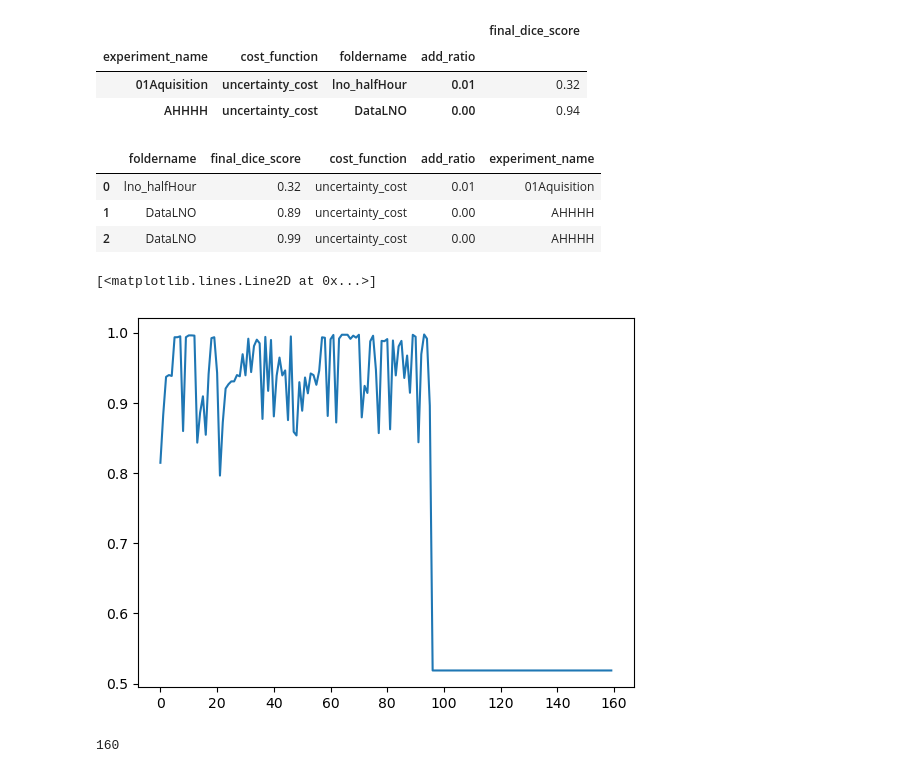
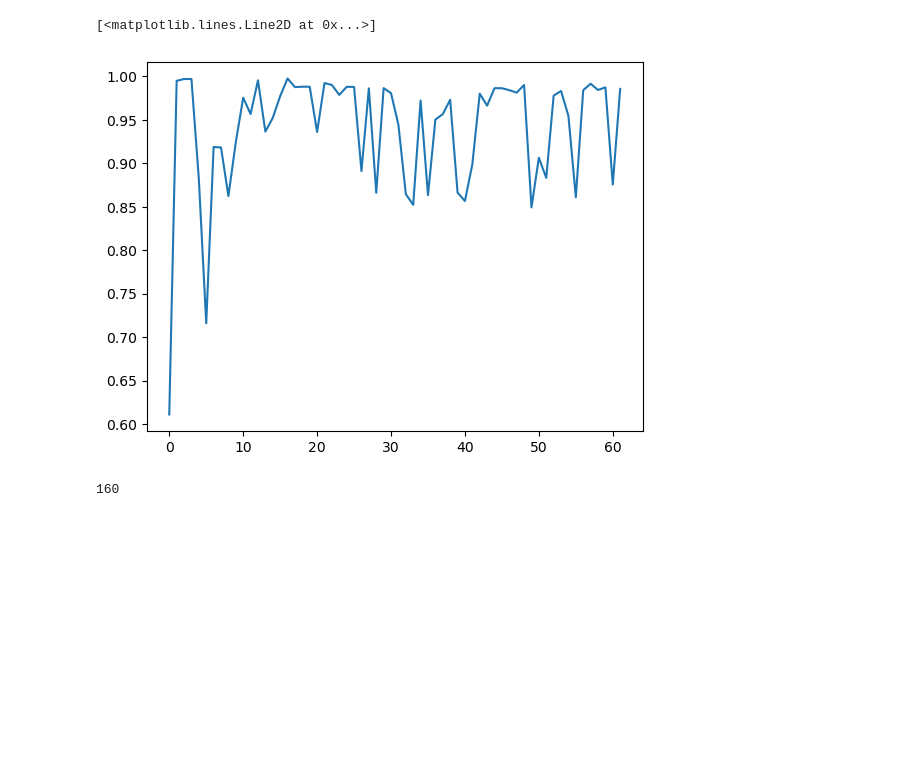
Before and after one commit to laura-rieger/segmenter, a Jupyter notebook: src/Results.ipynb, the cells around one changed output. Saved outputs shown, nothing was run; the diff lists cells and outputs as text; code cells hidden in the pictures; blank space fills up the shorter version.

```diff
--- a/src/Results.ipynb
+++ b/src/Results.ipynb
@@ -57,29 +55,8 @@ results[['foldername',  'final_dice_score','cost_function', 'add_ratio','experim
-# %%
-fnames = sorted([oj(config['PATHS']['model_path'] , fname) for fname in os.listdir(config['PATHS']['model_path'] ) if "pkl" in fname])
-results_list = [pd.Series(pkl.load(open(fname, "rb"))) for fname in (fnames)]
-
-results = pd.concat(results_list, axis=1).T.infer_objects()
-
-results.experiment_name.unique()
-results['best_val_score'] = [max(x) for x in results.val_scores]
-results[['foldername',  'final_dice_score','cost_function', 'add_ratio','experiment_name']].groupby([ 'experiment_name', 'cost_function','foldername','add_ratio', ]).mean()
-# %% [output]
-|  |  |  |  | final_dice_score |
-| experiment_name | cost_function | foldername | add_ratio |  |
-| 01Aquisition | uncertainty_cost | lno_halfHour | 0.01 | 0.32 |
-| AHHHH | uncertainty_cost | DataLNO | 0.00 | 0.94 |
-# %%
-results[['foldername',  'final_dice_score','cost_function', 'add_ratio','experiment_name']]
-# %% [output]
-|  | foldername | final_dice_score | cost_function | add_ratio | experiment_name |
-| 0 | lno_halfHour | 0.32 | uncertainty_cost | 0.01 | 01Aquisition |
-| 1 | DataLNO | 0.89 | uncertainty_cost | 0.00 | AHHHH |
-| 2 | DataLNO | 0.99 | uncertainty_cost | 0.00 | AHHHH |
 # %%
-plt.plot(results.iloc[0].val_scores)
+plt.plot(results.iloc[1].val_scores)
 # %% [output]
 [<matplotlib.lines.Line2D at 0x...>]
-[figure, old version]
+[figure, new version]
 # %%
 len(results.iloc[0].val_scores)
 # %% [output]
```
Also changed, not shown: parts of 2 cells of this notebook, 6 other files.
